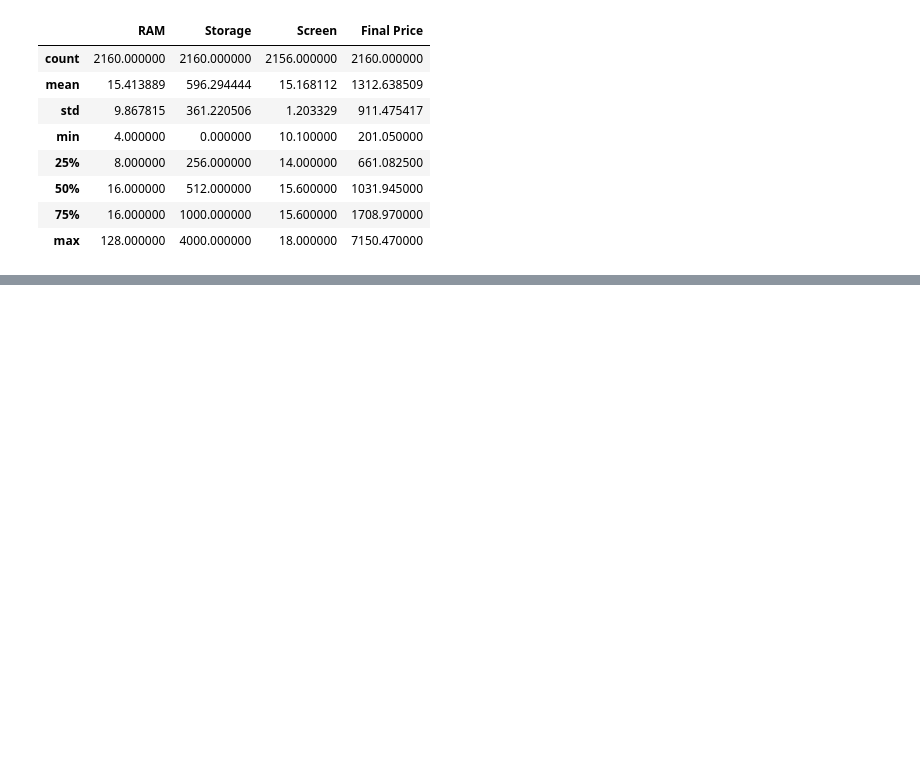
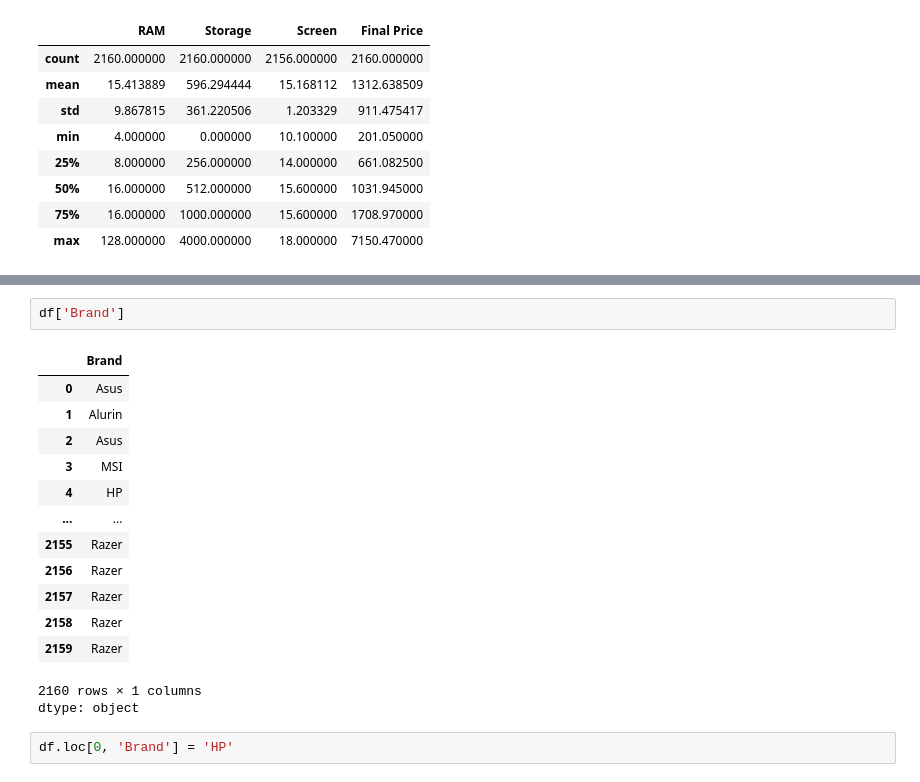
Before and after one commit to Owaisk23/2403F1, a Jupyter notebook: AI/Pandas/Pandasfundamental2405F1.ipynb, the cells around one changed output, grey strips where cells are left out. Drawn from its saved outputs; the diff is of its cells as text; blank space fills up the shorter version.

```diff
--- a/AI/Pandas/Pandasfundamental2405F1.ipynb
+++ b/AI/Pandas/Pandasfundamental2405F1.ipynb
@@ -181,0 +202,19 @@ df.describe()
+# %%
+df['Brand']
+# %% [output]
+|  | Brand |
+| 0 | Asus |
+| 1 | Alurin |
+| 2 | Asus |
+| 3 | MSI |
+| 4 | HP |
+| ... | ... |
+| 2155 | Razer |
+| 2156 | Razer |
+| 2157 | Razer |
+| 2158 | Razer |
+| 2159 | Razer |
+2160 rows × 1 columns
+dtype: object
+# %%
+df.loc[0, 'Brand'] = 'HP'
```
Also changed, not shown: parts of 8 cells of this notebook.
